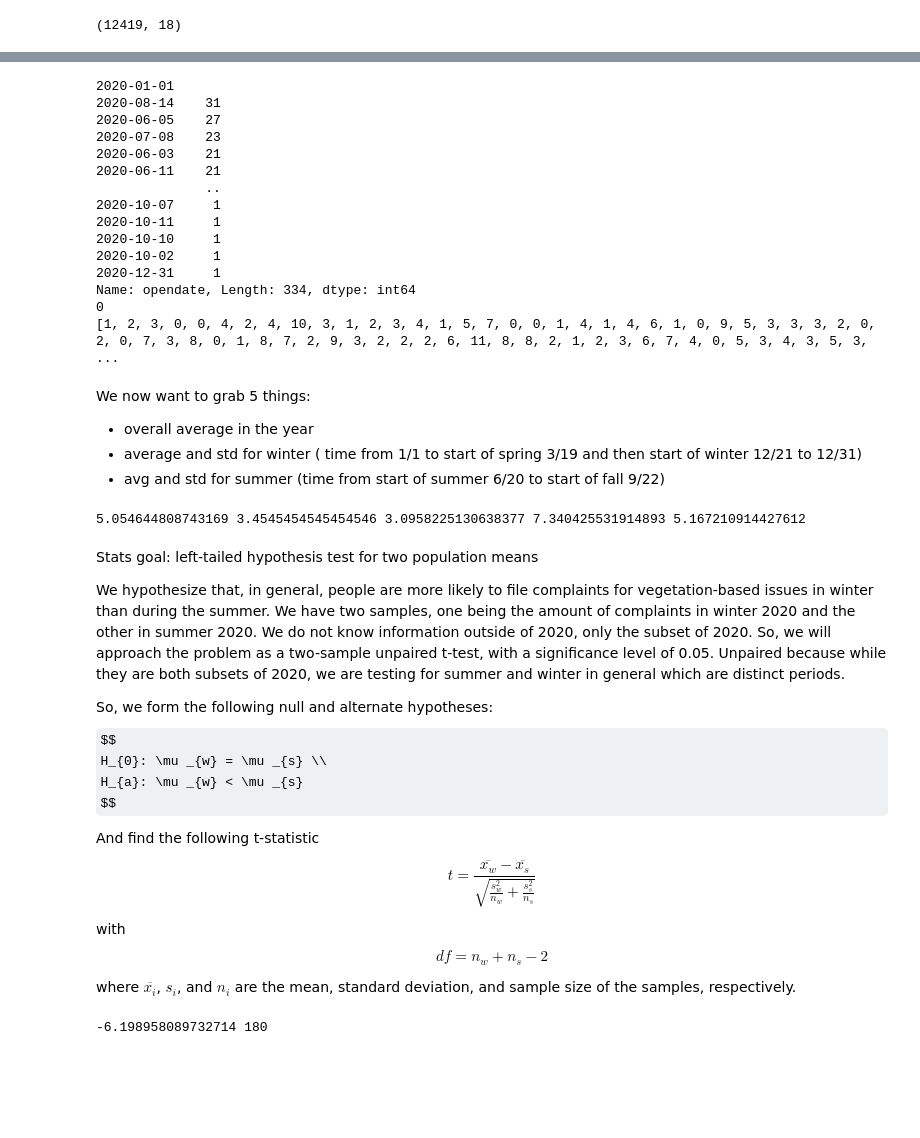
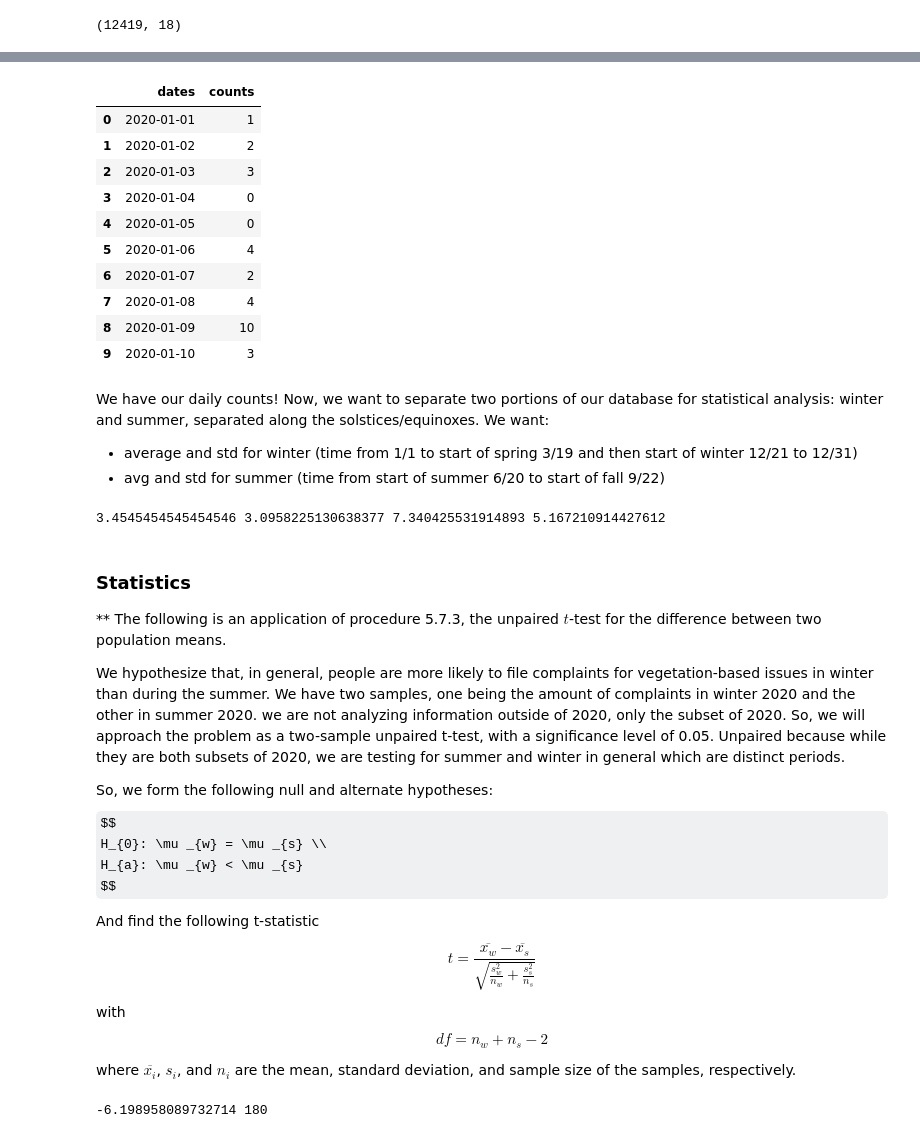
Before and after one commit to lashkscc/SeattleOpenDataProj, a Jupyter notebook: projectnb.ipynb, the cells around one changed output, grey strips where cells are left out. Cells and saved outputs as stored; diff of their text form; code cells hidden in the pictures; some formulas as TeX source; blank space fills up the shorter version.

```diff
--- a/projectnb.ipynb
+++ b/projectnb.ipynb
@@ -134,41 +139,35 @@ Make a container for each day in the year
 # %%
+import numpy as np #for arange
+
 fy20 = pd.read_csv("vegcomplaints.csv")
 
-dates = pd.date_range(start='2020-01-01', end='2020-12-31').strftime('%Y-%m-%d')
+dates = pd.date_range(start='2020-01-01', end='2020-12-31').strftime('%Y-%m-%d') #builds an index for each day in the year
 days = np.arange(0,366)
-vegCounts = pd.DataFrame(data = dates,columns = ['dates'])
-print(vegCounts.iloc[0,0])
+vegCounts = pd.DataFrame(data = dates,columns = ['dates']) #initialize dataframe with dates
 counts = []
-print(fy20.opendate.value_counts())
-print(len(fy20[fy20["opendate"] == "2021-01-02"]))
 for x in days:
     counts.append(len(fy20[fy20["opendate"] == vegCounts.iloc[x,0]]))
-print(counts)
 vegCounts['counts'] = counts
+vegCounts.head(10)
 # %% [output]
-2020-01-01
-2020-08-14    31
-2020-06-05    27
-2020-07-08    23
-2020-06-03    21
-2020-06-11    21
-              ..
-2020-10-07     1
-2020-10-11     1
-2020-10-10     1
-2020-10-02     1
-2020-12-31     1
-Name: opendate, Length: 334, dtype: int64
-0
-[1, 2, 3, 0, 0, 4, 2, 4, 10, 3, 1, 2, 3, 4, 1, 5, 7, 0, 0, 1, 4, 1, 4, 6, 1, 0, 9, 5, 3, 3, 3, 2, 0, 2, 0, 7, 3, 8, 0, 1, 8, 7, 2, 9, 3, 2, 2, 2, 6, 11, 8, 8, 2, 1, 2, 3, 6, 7, 4, 0, 5, 3, 4, 3, 5, 3, ...
+|  | dates | counts |
+| 0 | 2020-01-01 | 1 |
+| 1 | 2020-01-02 | 2 |
+| 2 | 2020-01-03 | 3 |
+| 3 | 2020-01-04 | 0 |
+| 4 | 2020-01-05 | 0 |
+| 5 | 2020-01-06 | 4 |
+| 6 | 2020-01-07 | 2 |
+| 7 | 2020-01-08 | 4 |
+| 8 | 2020-01-09 | 10 |
+| 9 | 2020-01-10 | 3 |
 # %% [markdown]
-We now want to grab 5 things:
-* overall average in the year
-* average and std for winter ( time from 1/1 to start of spring 3/19 and then start of winter 12/21 to 12/31)
+We have our daily counts!
+Now, we want to separate two portions of our database for statistical analysis: winter and summer, separated along the solstices/equinoxes.
+We want:
+* average and std for winter (time from 1/1 to start of spring 3/19 and then start of winter 12/21 to 12/31)
 * avg and std for summer (time from start of summer 6/20 to start of fall 9/22)
 # %%
-yearAvg = vegCounts["counts"].mean()
-
 winterC = vegCounts[
     ((vegCounts['dates'] >= "2020-01-01") & (vegCounts['dates'] < "2020-03-19"))
     |
@@ -176,20 +175,21 @@ winterC = vegCounts[
 
 summerC = vegCounts[
     (vegCounts['dates'] >= "2020-06-20") & (vegCounts['dates'] < "2020-09-22")]
-wN = len(winterC)
+wN = len(winterC) #size
 sN = len(summerC)
 wAvg = winterC["counts"].mean()
 wSTD = winterC["counts"].std()
 sAvg = summerC["counts"].mean()
 sSTD = summerC["counts"].std()
-print(yearAvg, wAvg, wSTD, sAvg, sSTD)
+print(wAvg, wSTD, sAvg, sSTD)
 # %% [output]
-5.054644808743169 3.4545454545454546 3.0958225130638377 7.340425531914893 5.167210914427612
+3.4545454545454546 3.0958225130638377 7.340425531914893 5.167210914427612
 # %% [markdown]
-Stats goal:
-left-tailed hypothesis test for two population means
+### Statistics
 
-We hypothesize that, in general, people are more likely to file complaints for vegetation-based issues in winter than during the summer. We have two samples, one being the amount of complaints in winter 2020 and the other in summer 2020. We do not know information outside of 2020, only the subset of 2020. So, we will approach the problem as a two-sample unpaired t-test, with a significance level of 0.05. Unpaired because while they are both subsets of 2020, we are testing for summer and winter in general which are distinct periods.
+** The following is an application of procedure 5.7.3, the unpaired $t$-test for the difference between two population means.
+
+We hypothesize that, in general, people are more likely to file complaints for vegetation-based issues in winter than during the summer. We have two samples, one being the amount of complaints in winter 2020 and the other in summer 2020. we are not analyzing information outside of 2020, only the subset of 2020. So, we will approach the problem as a two-sample unpaired t-test, with a significance level of 0.05. Unpaired because while they are both subsets of 2020, we are testing for summer and winter in general which are distinct periods.
 
 So, we form the following null and alternate hypotheses:
 $$
```
Also changed, not shown: parts of 23 cells of this notebook, 2 other files.
